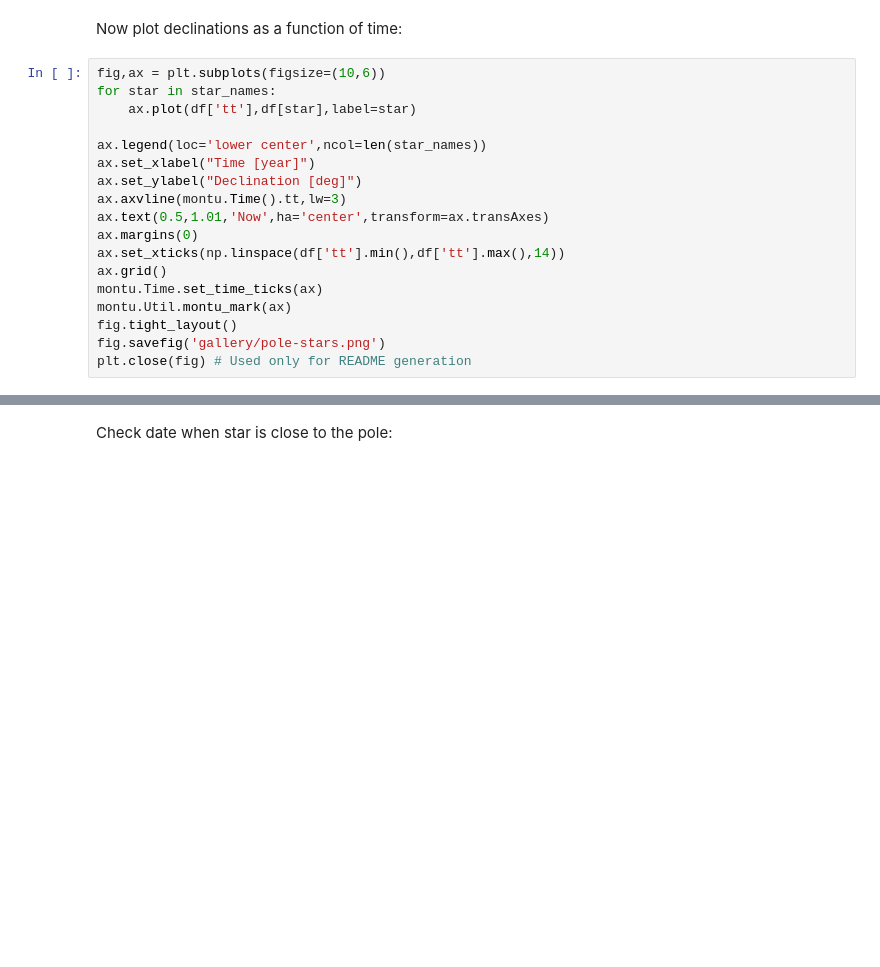
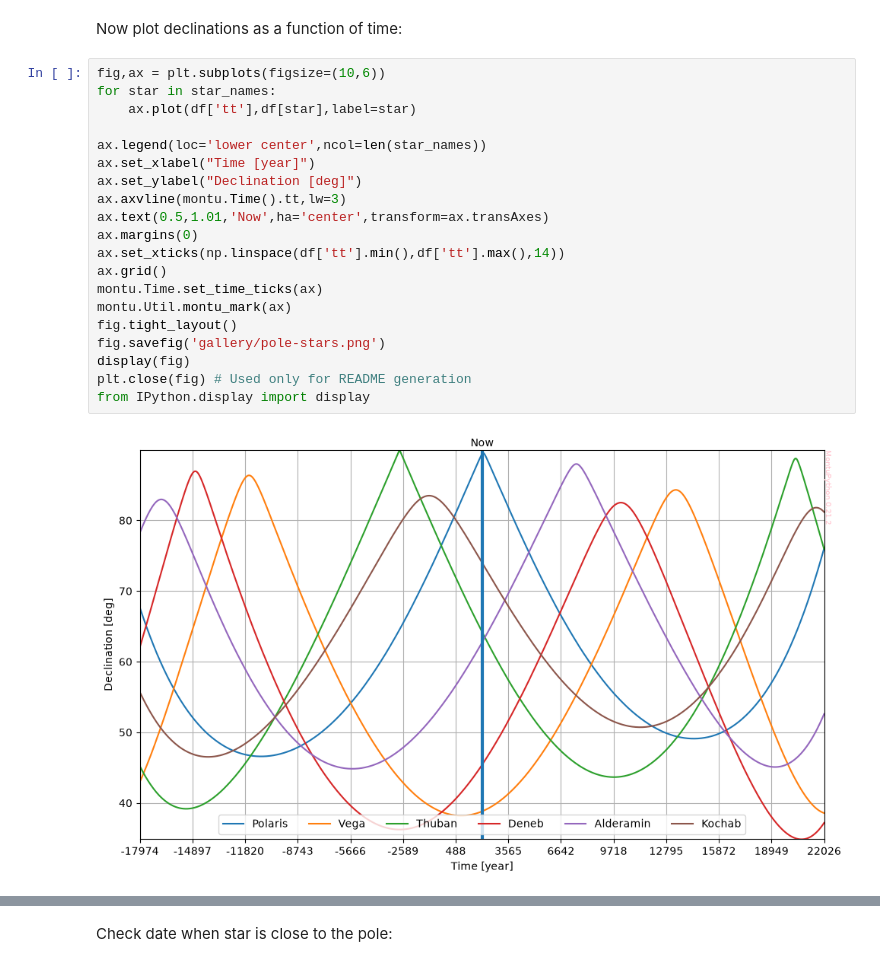
Before and after one commit to seap-udea/MontuPython, a Jupyter notebook: README.ipynb, the cells around one changed output, grey strips where cells are left out. Saved outputs shown, nothing was run; the diff lists cells and outputs as text; blank space fills up the shorter version.

```diff
--- a/README.ipynb
+++ b/README.ipynb
@@ -532,21 +544,25 @@ Now plot declinations as a function of time:
 # %%
 fig,ax = plt.subplots(figsize=(10,6))
 for star in star_names:
     ax.plot(df['tt'],df[star],label=star)
 
 ax.legend(loc='lower center',ncol=len(star_names))
 ax.set_xlabel("Time [year]")
 ax.set_ylabel("Declination [deg]")
 ax.axvline(montu.Time().tt,lw=3)
 ax.text(0.5,1.01,'Now',ha='center',transform=ax.transAxes)
 ax.margins(0)
 ax.set_xticks(np.linspace(df['tt'].min(),df['tt'].max(),14))
 ax.grid()
 montu.Time.set_time_ticks(ax)
 montu.Util.montu_mark(ax)
 fig.tight_layout()
 fig.savefig('gallery/pole-stars.png')
+display(fig)
 plt.close(fig) # Used only for README generation
+from IPython.display import display
+# %% [output]
+[figure, added]
 # %% [markdown]
 <p align="center"><img src="https://github.com/seap-udea/MontuPython/blob/main/gallery/pole-stars.png?raw=true" alt="Logo""/></p>
 # %% [markdown]
```
Also changed, not shown: parts of 11 cells of this notebook, 19 other files.
